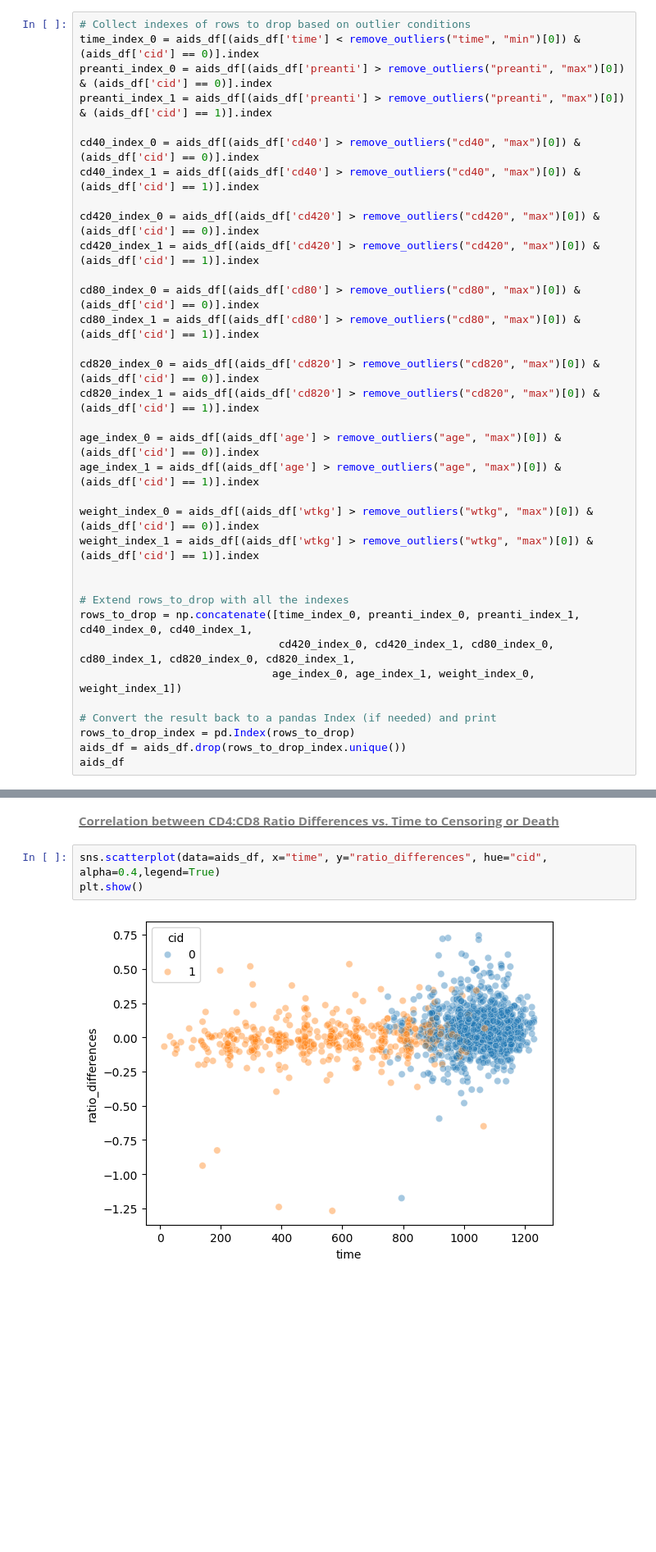
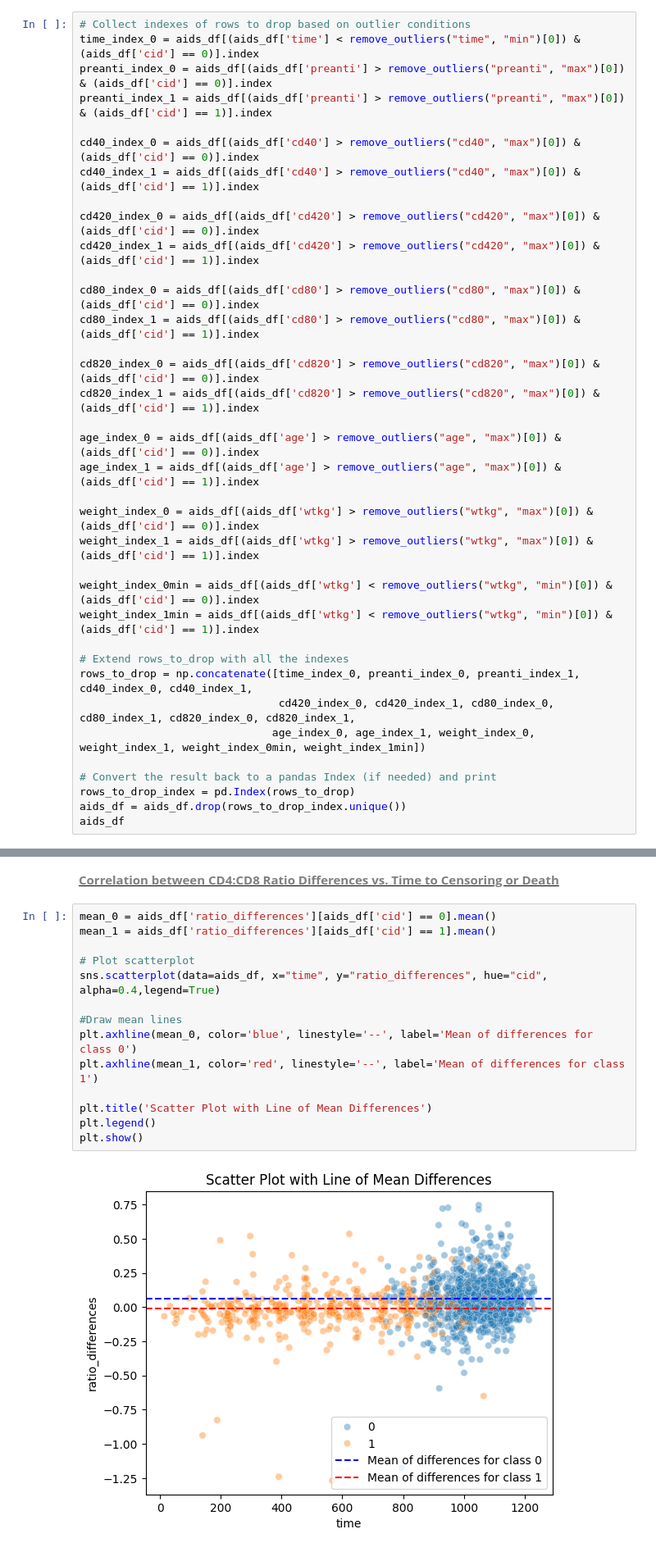
Before and after one commit to maidinh2409/CSIS---Coureworks, a Jupyter notebook: Fundamentals of Machine Learning/Course Project/Project1_Demi_L_139.ipynb, the cells around one changed output, grey strips where cells are left out. Shown at 82% size. Cells and saved outputs as stored; diff of their text form; blank space fills up the shorter version.

```diff
--- a/Fundamentals of Machine Learning/Course Project/Project1_Demi_L_139.ipynb
+++ b/Fundamentals of Machine Learning/Course Project/Project1_Demi_L_139.ipynb
@@ -354,11 +364,13 @@ age_index_1 = aids_df[(aids_df['age'] > remove_outliers("age", "max")[0]) & (aid
 weight_index_0 = aids_df[(aids_df['wtkg'] > remove_outliers("wtkg", "max")[0]) & (aids_df['cid'] == 0)].index
 weight_index_1 = aids_df[(aids_df['wtkg'] > remove_outliers("wtkg", "max")[0]) & (aids_df['cid'] == 1)].index
 
+weight_index_0min = aids_df[(aids_df['wtkg'] < remove_outliers("wtkg", "min")[0]) & (aids_df['cid'] == 0)].index
+weight_index_1min = aids_df[(aids_df['wtkg'] < remove_outliers("wtkg", "min")[0]) & (aids_df['cid'] == 1)].index
 
 # Extend rows_to_drop with all the indexes
 rows_to_drop = np.concatenate([time_index_0, preanti_index_0, preanti_index_1, cd40_index_0, cd40_index_1,
                                cd420_index_0, cd420_index_1, cd80_index_0, cd80_index_1, cd820_index_0, cd820_index_1,
-                              age_index_0, age_index_1, weight_index_0, weight_index_1])
+                              age_index_0, age_index_1, weight_index_0, weight_index_1, weight_index_0min, weight_index_1min])
 
 # Convert the result back to a pandas Index (if needed) and print
 rows_to_drop_index = pd.Index(rows_to_drop)
@@ -490,7 +522,18 @@ aids_df
 # %% [markdown]
 **<u><span style="color:gray;">Correlation between CD4:CD8 Ratio Differences vs. Time to Censoring or Death</span></u>**
 # %%
+mean_0 = aids_df['ratio_differences'][aids_df['cid'] == 0].mean()
+mean_1 = aids_df['ratio_differences'][aids_df['cid'] == 1].mean()
+
+# Plot scatterplot
 sns.scatterplot(data=aids_df, x="time", y="ratio_differences", hue="cid", alpha=0.4,legend=True)
+
+#Draw mean lines
+plt.axhline(mean_0, color='blue', linestyle='--', label='Mean of differences for class 0')
+plt.axhline(mean_1, color='red', linestyle='--', label='Mean of differences for class 1')
+
+plt.title('Scatter Plot with Line of Mean Differences')
+plt.legend()
 plt.show()
 # %% [output]
-[figure, old version]
+[figure, new version]
```
Also changed, not shown: parts of 63 cells of this notebook, 2 other files.
